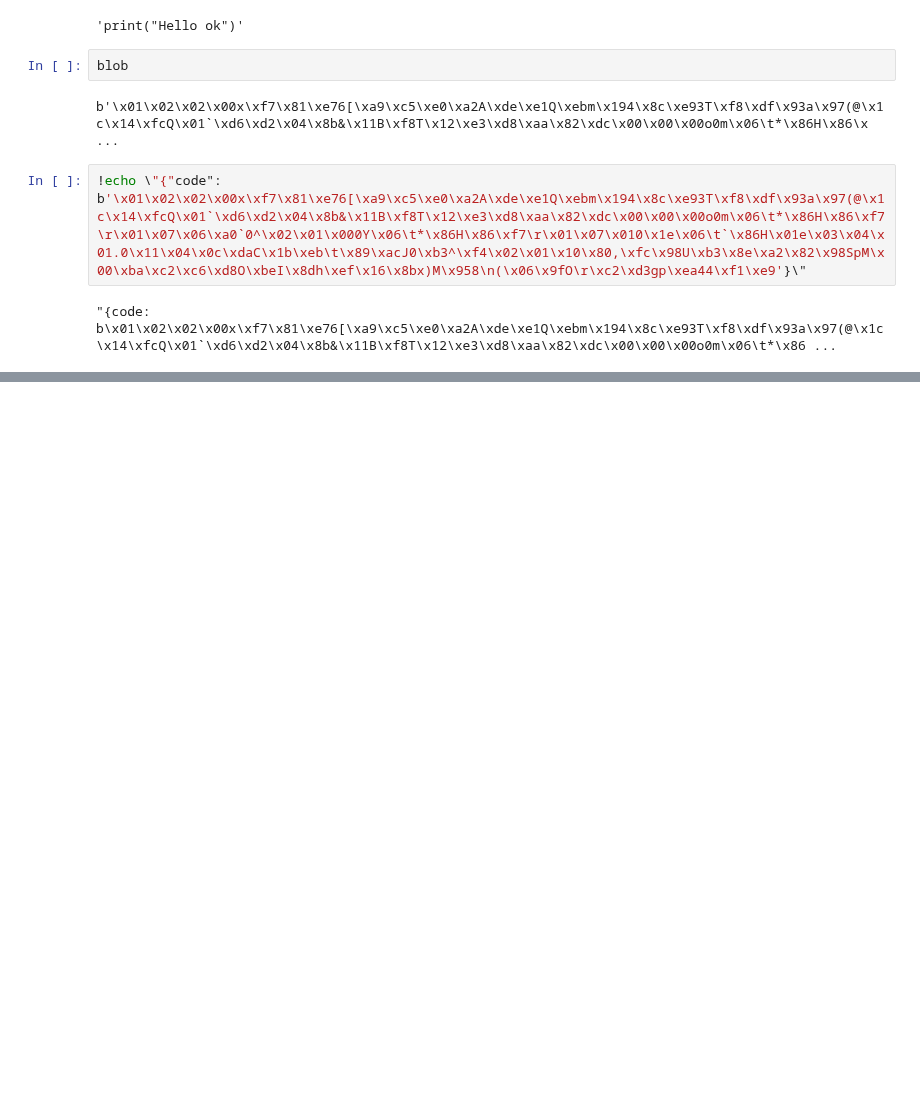
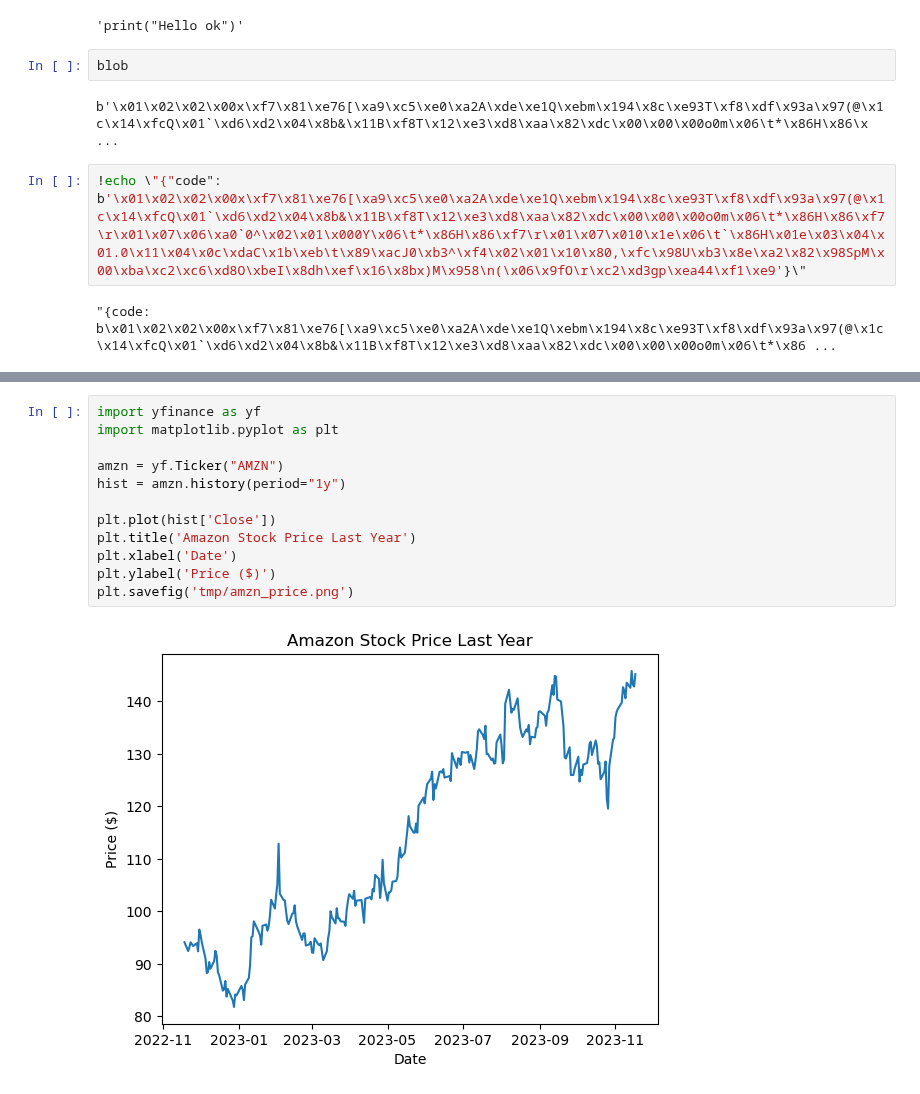
Before and after one commit to aws-samples/codenator-automatic-code-generation-and-execution-using-llm, a Jupyter notebook: code_executor/test_code_executor.ipynb, the cells around one changed output, grey strips where cells are left out. Cells and saved outputs as stored; diff of their text form; blank space fills up the shorter version.

```diff
--- a/code_executor/test_code_executor.ipynb
+++ b/code_executor/test_code_executor.ipynb
@@ -408,0 +482,14 @@ b'\x01\x02\x02\x00x\xf7\x81\xe76[\xa9\xc5\xe0\xa2A\xde\xe1Q\xebm\x194\x8c\xe93T\
+# %%
+import yfinance as yf
+import matplotlib.pyplot as plt
+
+amzn = yf.Ticker("AMZN")
+hist = amzn.history(period="1y")
+
+plt.plot(hist['Close'])
+plt.title('Amazon Stock Price Last Year')
+plt.xlabel('Date')
+plt.ylabel('Price ($)')
+plt.savefig('tmp/amzn_price.png')
+# %% [output]
+[figure, added]
```
Also changed, not shown: parts of 11 cells of this notebook, 13 other files.
